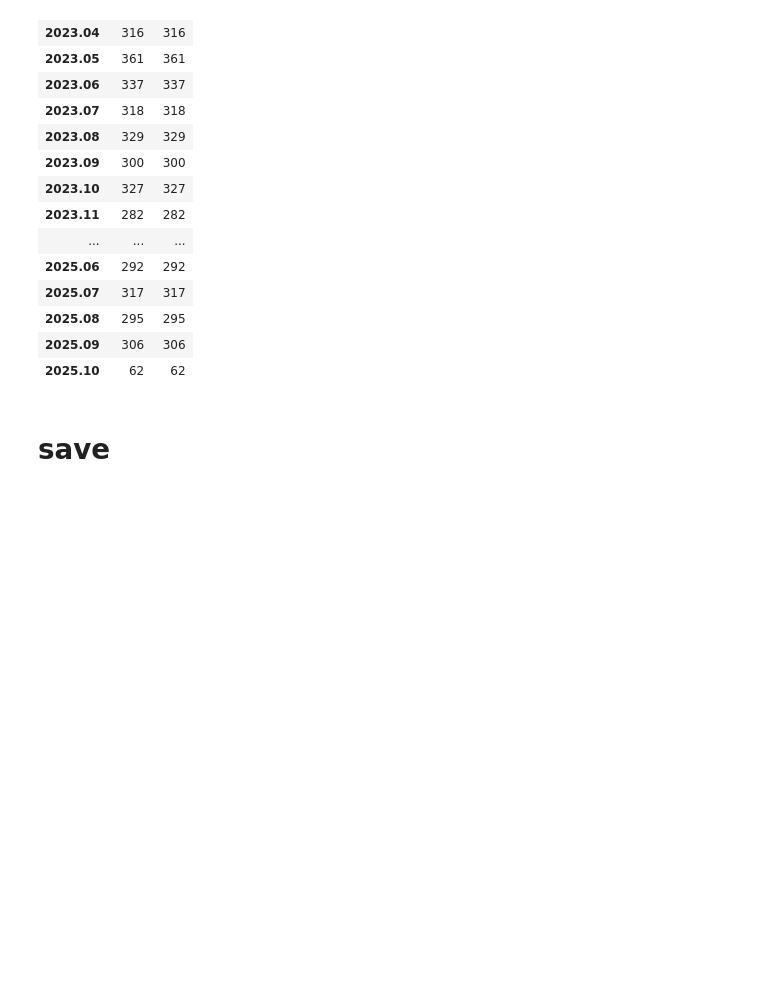
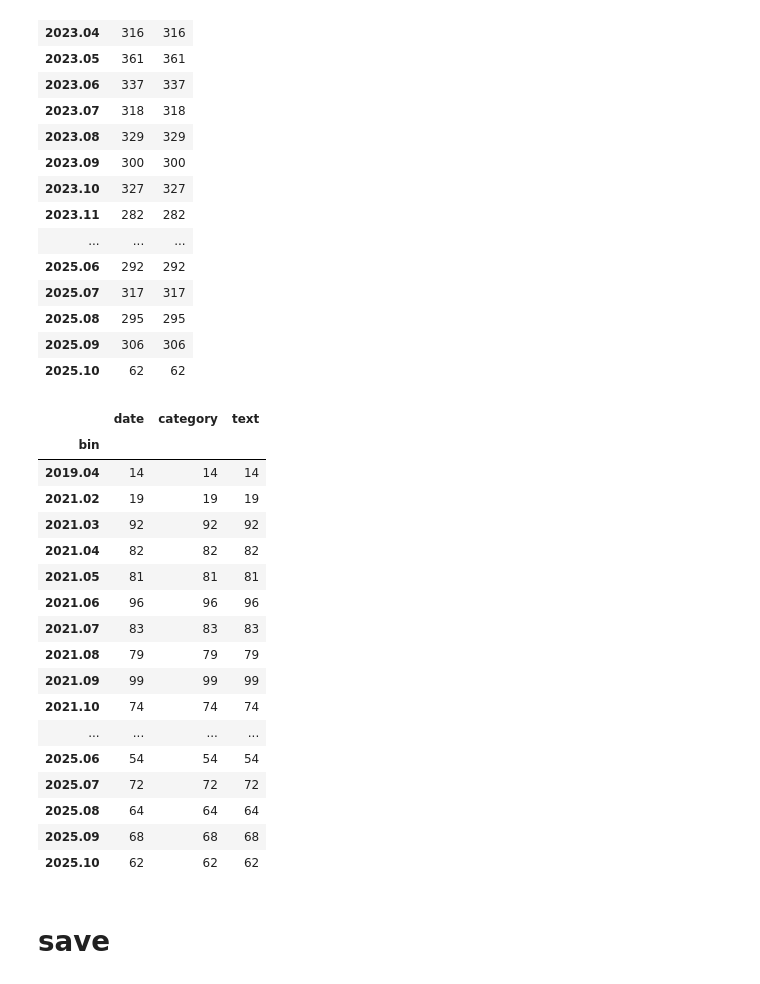
Before and after one commit to EU-UPCAST/profile, a Jupyter notebook: llmdap/data/news_scaping.ipynb, the cells around one changed output. Saved outputs shown, nothing was run; the diff lists cells and outputs as text; code cells hidden in the pictures; blank space fills up the shorter version.

```diff
--- a/llmdap/data/news_scaping.ipynb
+++ b/llmdap/data/news_scaping.ipynb
@@ -169,0 +176,10 @@ df_import
+# %%
+import os
+
+full_texts = []
+dir = "deeplearningweekly"
+for file in os.listdir(dir):
+    assert "deep-learning" in file, file
+    #print(file)
+    with open(dir+"/"+file) as f:
+        full_texts.append(f.read())
@@ -169,0 +271,12 @@ df_import
+# %%
+import pandas as pd
+
+df_dlw = pd.DataFrame(columns=["date", "category", "text"])
+
+for category in texts_by_date:
+    for date in texts_by_date[category]:
+        for text in texts_by_date[category][date]:
+            df_dlw.loc[len(df_dlw)] = [date, category, text.replace("\n\n","\\n")] #\n\n seperates title from text. "\n" turn into " " by pandas so replacing this with "\\n" to keep it. Other "\n"s later in the text are replaced.
+# %%
+df_dlw["date"] = pd.to_datetime(df_dlw["date"])
+df_dlw
@@ -217,6 +345,27 @@ df_tldr_parsed.groupby(["bin"]).count()
 | 2025.08 | 295 | 295 |
 | 2025.09 | 306 | 306 |
 | 2025.10 | 62 | 62 |
+# %%
+df_dlw.groupby(["bin"]).count()
+# %% [output]
+|  | date | category | text |
+| bin |  |  |  |
+| 2019.04 | 14 | 14 | 14 |
+| 2021.02 | 19 | 19 | 19 |
+| 2021.03 | 92 | 92 | 92 |
+| 2021.04 | 82 | 82 | 82 |
+| 2021.05 | 81 | 81 | 81 |
+| 2021.06 | 96 | 96 | 96 |
+| 2021.07 | 83 | 83 | 83 |
+| 2021.08 | 79 | 79 | 79 |
+| 2021.09 | 99 | 99 | 99 |
+| 2021.10 | 74 | 74 | 74 |
+| ... | ... | ... | ... |
+| 2025.06 | 54 | 54 | 54 |
+| 2025.07 | 72 | 72 | 72 |
+| 2025.08 | 64 | 64 | 64 |
+| 2025.09 | 68 | 68 | 68 |
+| 2025.10 | 62 | 62 | 62 |
 # %% [markdown]
 # save
 # %%
```
Also changed, not shown: parts of 9 cells of this notebook, 1 other file.
